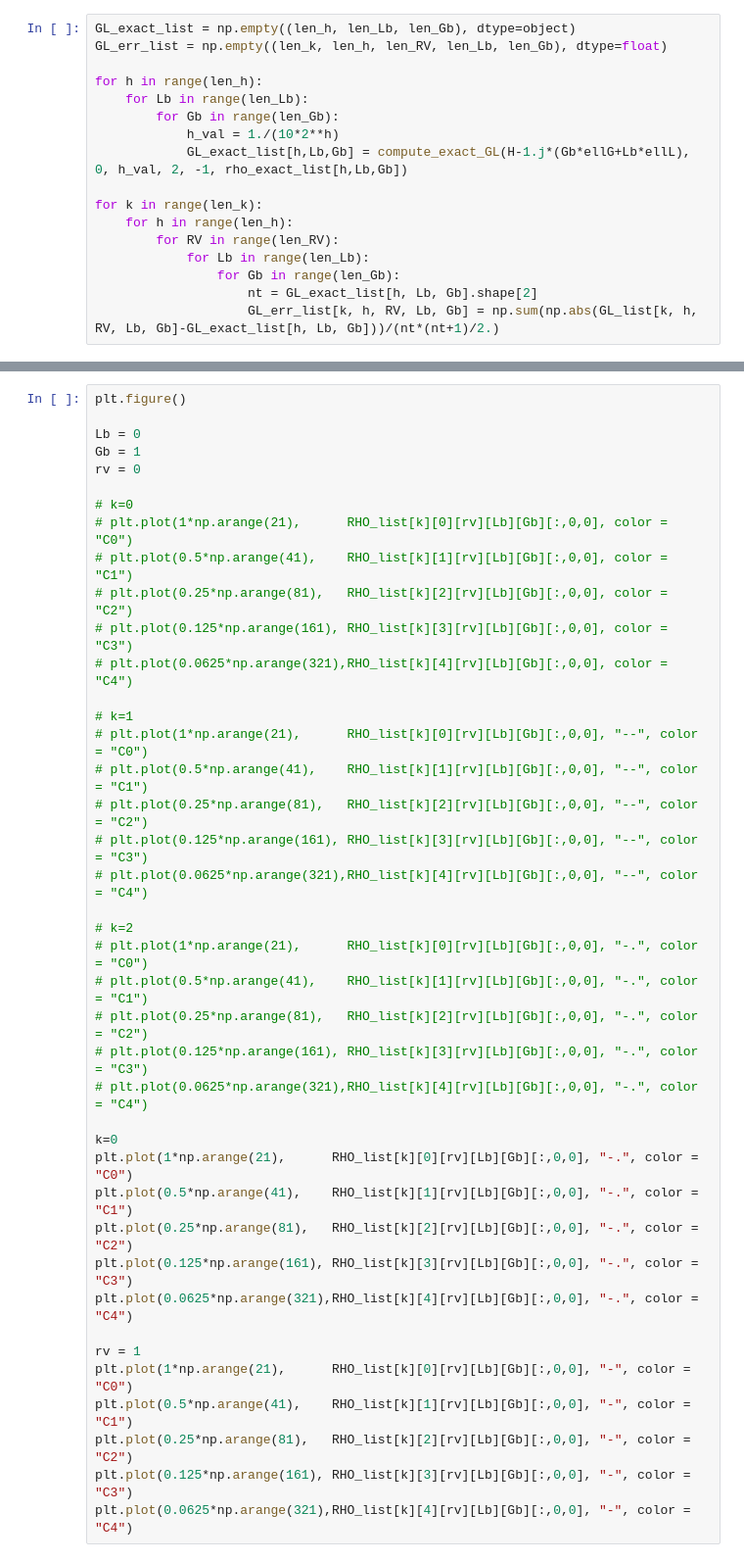
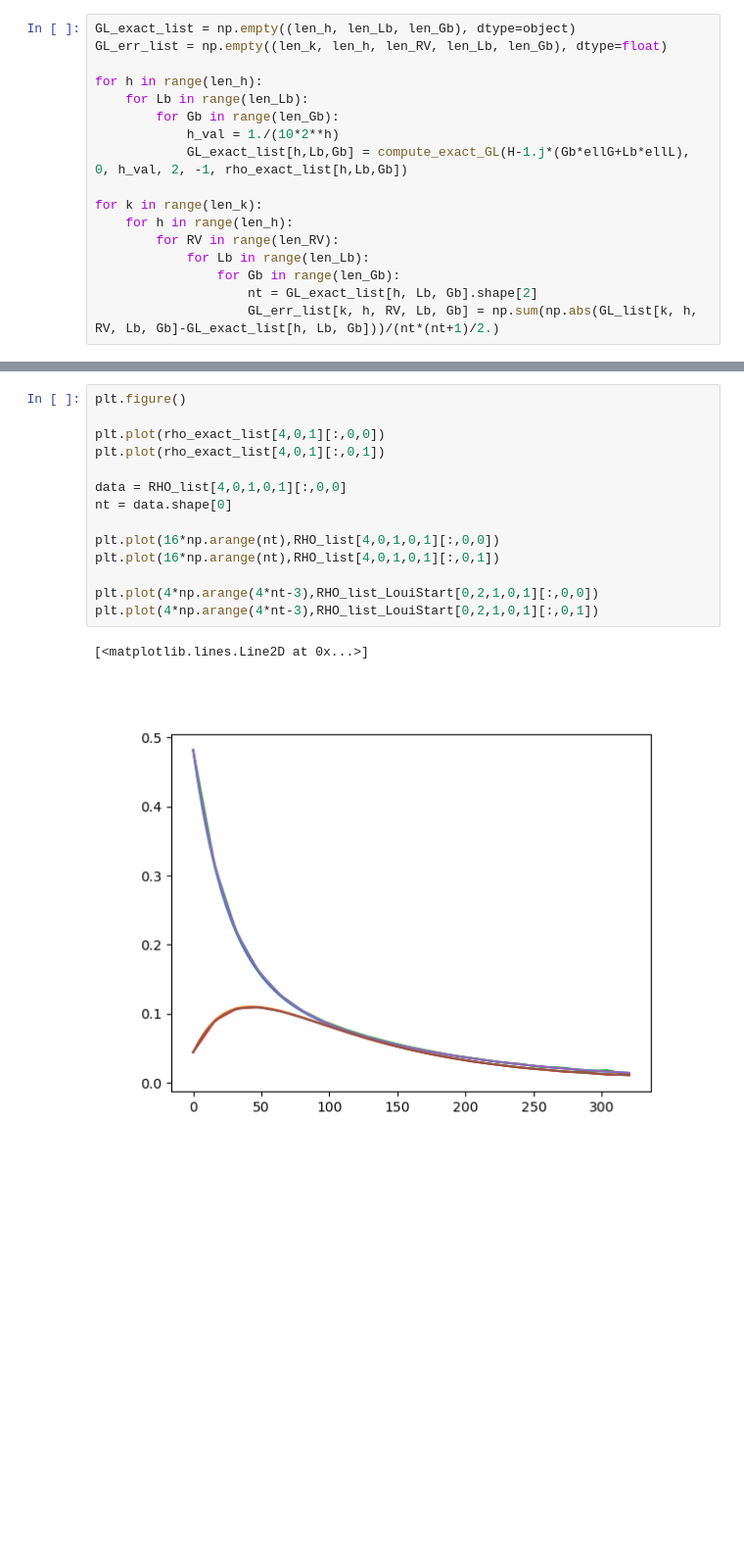
Before and after one commit to KBE-hodlr/H-NESSi, a Jupyter notebook: Nonint_diss_example/Read_Plot_G.ipynb, the cells around one changed output, grey strips where cells are left out. Shown at 98% size. Saved outputs shown, nothing was run; the diff lists cells and outputs as text; blank space fills up the shorter version.

```diff
--- a/Nonint_diss_example/Read_Plot_G.ipynb
+++ b/Nonint_diss_example/Read_Plot_G.ipynb
@@ -579,41 +672,17 @@ axes[3,1].loglog(hlist, GL_err_list[4,:,rv,1,1], "--", color = "C4")
-# %%
-plt.figure()
-
-Lb = 0
-Gb = 1
-rv = 0
-
-# k=0
-# plt.plot(1*np.arange(21),      RHO_list[k][0][rv][Lb][Gb][:,0,0], color = "C0")
-# plt.plot(0.5*np.arange(41),    RHO_list[k][1][rv][Lb][Gb][:,0,0], color = "C1")
-# plt.plot(0.25*np.arange(81),   RHO_list[k][2][rv][Lb][Gb][:,0,0], color = "C2")
-# plt.plot(0.125*np.arange(161), RHO_list[k][3][rv][Lb][Gb][:,0,0], color = "C3")
-# plt.plot(0.0625*np.arange(321),RHO_list[k][4][rv][Lb][Gb][:,0,0], color = "C4")
-
-# k=1
-# plt.plot(1*np.arange(21),      RHO_list[k][0][rv][Lb][Gb][:,0,0], "--", color = "C0")
-# plt.plot(0.5*np.arange(41),    RHO_list[k][1][rv][Lb][Gb][:,0,0], "--", color = "C1")
-# plt.plot(0.25*np.arange(81),   RHO_list[k][2][rv][Lb][Gb][:,0,0], "--", color = "C2")
-# plt.plot(0.125*np.arange(161), RHO_list[k][3][rv][Lb][Gb][:,0,0], "--", color = "C3")
-# plt.plot(0.0625*np.arange(321),RHO_list[k][4][rv][Lb][Gb][:,0,0], "--", color = "C4")
-
-# k=2
-# plt.plot(1*np.arange(21),      RHO_list[k][0][rv][Lb][Gb][:,0,0], "-.", color = "C0")
-# plt.plot(0.5*np.arange(41),    RHO_list[k][1][rv][Lb][Gb][:,0,0], "-.", color = "C1")
-# plt.plot(0.25*np.arange(81),   RHO_list[k][2][rv][Lb][Gb][:,0,0], "-.", color = "C2")
-# plt.plot(0.125*np.arange(161), RHO_list[k][3][rv][Lb][Gb][:,0,0], "-.", color = "C3")
-# plt.plot(0.0625*np.arange(321),RHO_list[k][4][rv][Lb][Gb][:,0,0], "-.", color = "C4")
-
-k=0
-plt.plot(1*np.arange(21),      RHO_list[k][0][rv][Lb][Gb][:,0,0], "-.", color = "C0")
-plt.plot(0.5*np.arange(41),    RHO_list[k][1][rv][Lb][Gb][:,0,0], "-.", color = "C1")
-plt.plot(0.25*np.arange(81),   RHO_list[k][2][rv][Lb][Gb][:,0,0], "-.", color = "C2")
-plt.plot(0.125*np.arange(161), RHO_list[k][3][rv][Lb][Gb][:,0,0], "-.", color = "C3")
-plt.plot(0.0625*np.arange(321),RHO_list[k][4][rv][Lb][Gb][:,0,0], "-.", color = "C4")
-
-rv = 1
-plt.plot(1*np.arange(21),      RHO_list[k][0][rv][Lb][Gb][:,0,0], "-", color = "C0")
-plt.plot(0.5*np.arange(41),    RHO_list[k][1][rv][Lb][Gb][:,0,0], "-", color = "C1")
-plt.plot(0.25*np.arange(81),   RHO_list[k][2][rv][Lb][Gb][:,0,0], "-", color = "C2")
-plt.plot(0.125*np.arange(161), RHO_list[k][3][rv][Lb][Gb][:,0,0], "-", color = "C3")
-plt.plot(0.0625*np.arange(321),RHO_list[k][4][rv][Lb][Gb][:,0,0], "-", color = "C4")
+# %%
+plt.figure()
+
+plt.plot(rho_exact_list[4,0,1][:,0,0])
+plt.plot(rho_exact_list[4,0,1][:,0,1])
+
+data = RHO_list[4,0,1,0,1][:,0,0]
+nt = data.shape[0]
+
+plt.plot(16*np.arange(nt),RHO_list[4,0,1,0,1][:,0,0])
+plt.plot(16*np.arange(nt),RHO_list[4,0,1,0,1][:,0,1])
+
+plt.plot(4*np.arange(4*nt-3),RHO_list_LouiStart[0,2,1,0,1][:,0,0])
+plt.plot(4*np.arange(4*nt-3),RHO_list_LouiStart[0,2,1,0,1][:,0,1])
+# %% [output]
+[<matplotlib.lines.Line2D at 0x...>]
+[figure, added]
```
Also changed, not shown: parts of 5 cells of this notebook, 7 other files.
